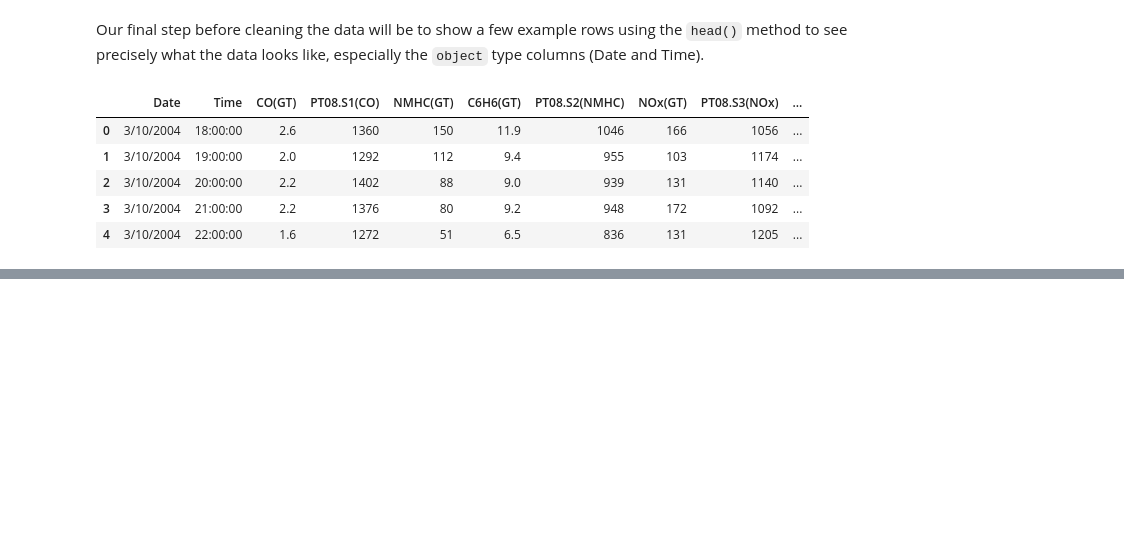
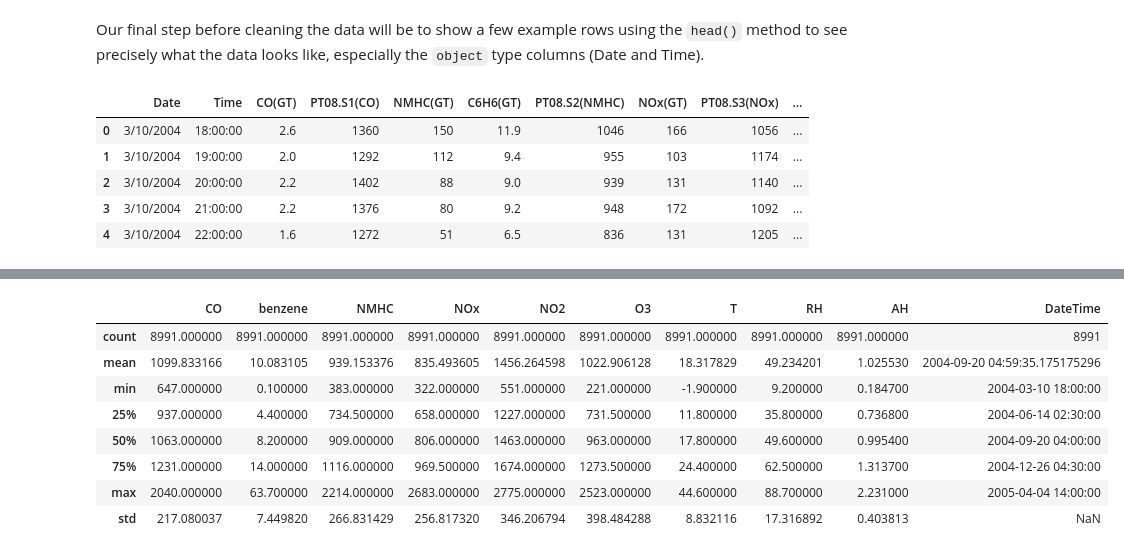
Before and after one commit to jccrews256/ST-554-Project1-Template, a Jupyter notebook: Task2/Task_2_Project_1_(Lead_Trevor).ipynb, the cells around one changed output, grey strips where cells are left out. Cells and saved outputs as stored; diff of their text form; code cells hidden in the pictures; blank space fills up the shorter version.

```diff
--- a/Task2/Task_2_Project_1_(Lead_Trevor).ipynb
+++ b/Task2/Task_2_Project_1_(Lead_Trevor).ipynb
@@ -135,0 +283,15 @@ df_air_quality.head()
+# %%
+# Drop rows with missing values
+df = df_air_quality.loc[                # Simplified name for convenience
+    ~(df_air_quality.isin([-200]).any(axis=1))] # Boolean filter for rows without missing values
+df.describe()
+# %% [output]
+|  | CO | benzene | NMHC | NOx | NO2 | O3 | T | RH | AH | DateTime |
+| count | 8991.000000 | 8991.000000 | 8991.000000 | 8991.000000 | 8991.000000 | 8991.000000 | 8991.000000 | 8991.000000 | 8991.000000 | 8991 |
+| mean | 1099.833166 | 10.083105 | 939.153376 | 835.493605 | 1456.264598 | 1022.906128 | 18.317829 | 49.234201 | 1.025530 | 2004-09-20 04:59:35.175175296 |
+| min | 647.000000 | 0.100000 | 383.000000 | 322.000000 | 551.000000 | 221.000000 | -1.900000 | 9.200000 | 0.184700 | 2004-03-10 18:00:00 |
+| 25% | 937.000000 | 4.400000 | 734.500000 | 658.000000 | 1227.000000 | 731.500000 | 11.800000 | 35.800000 | 0.736800 | 2004-06-14 02:30:00 |
+| 50% | 1063.000000 | 8.200000 | 909.000000 | 806.000000 | 1463.000000 | 963.000000 | 17.800000 | 49.600000 | 0.995400 | 2004-09-20 04:00:00 |
+| 75% | 1231.000000 | 14.000000 | 1116.000000 | 969.500000 | 1674.000000 | 1273.500000 | 24.400000 | 62.500000 | 1.313700 | 2004-12-26 04:30:00 |
+| max | 2040.000000 | 63.700000 | 2214.000000 | 2683.000000 | 2775.000000 | 2523.000000 | 44.600000 | 88.700000 | 2.231000 | 2005-04-04 14:00:00 |
+| std | 217.080037 | 7.449820 | 266.831429 | 256.817320 | 346.206794 | 398.484288 | 8.832116 | 17.316892 | 0.403813 | NaN |
```
Also changed, not shown: parts of 28 cells of this notebook.
